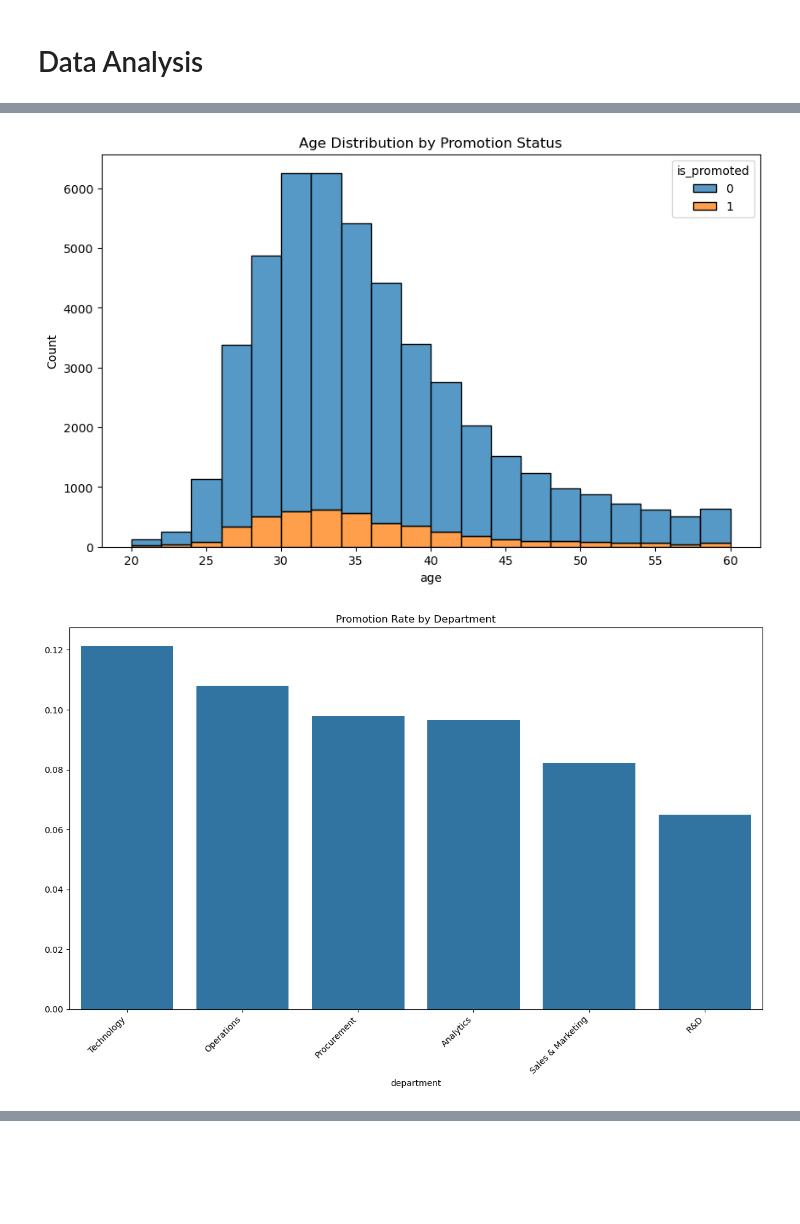
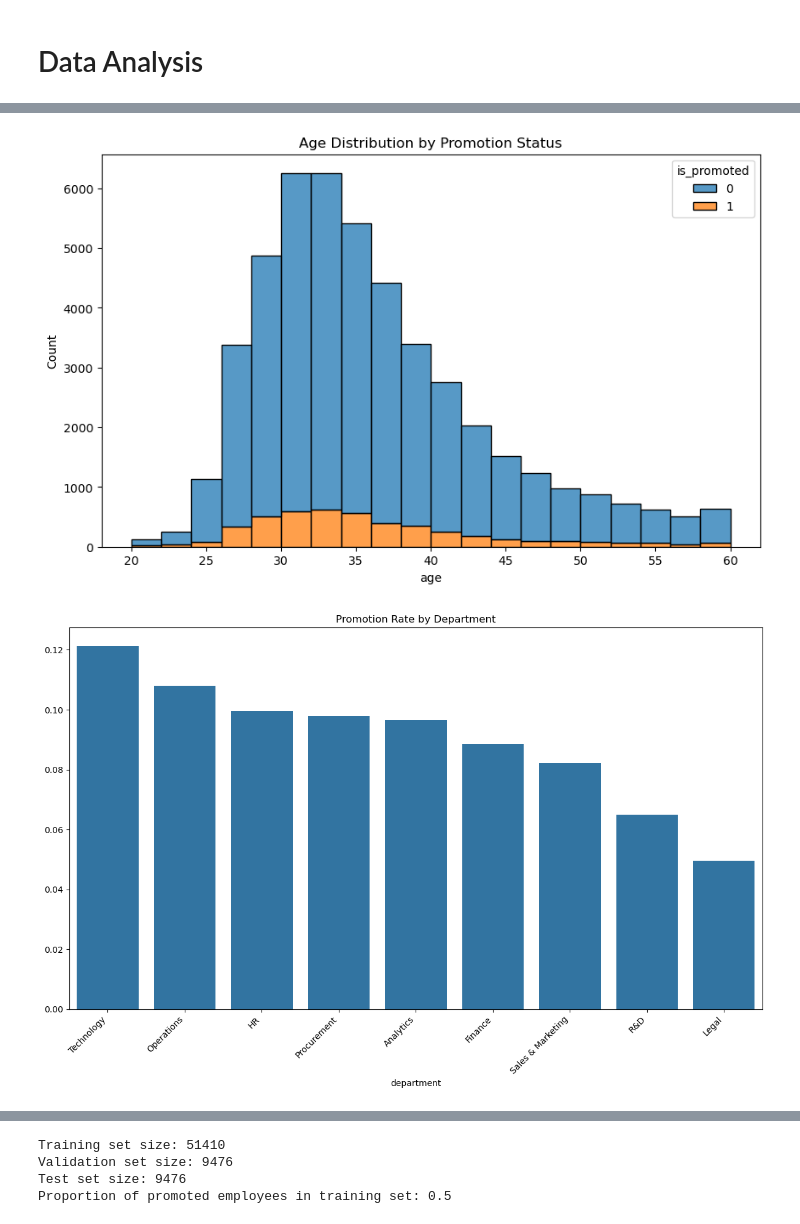
Before and after one commit to dfar1a/IA-project, a Jupyter notebook: project2/Untitled0.ipynb, the cells around one changed output, grey strips where cells are left out. Cells and saved outputs as stored; diff of their text form; code cells hidden in the pictures; blank space fills up the shorter version.

```diff
--- a/project2/Untitled0.ipynb
+++ b/project2/Untitled0.ipynb
@@ -72,56 +62,63 @@ sns.histplot(data=df, x='age', hue='is_promoted', multiple='stack', bins=20)
 plt.title('Age Distribution by Promotion Status')
 plt.show()
 
-# Promotion rate by department
-modified_df = df.copy()
-mapping = {i: valueKeyMapping["department"][i] for i in range(len(unique_values))}
-modified_df['department'] = modified_df['department'].map(mapping)
+convert_to_string("department", df)
 plt.figure(figsize=(12, 8))
-dept_promotion = modified_df.groupby('department')['is_promoted'].mean().sort_values(ascending=False)
+dept_promotion = (
+    df.groupby("department", observed=True)["is_promoted"]
+    .mean()
+    .sort_values(ascending=False)
+)
 sns.barplot(x=dept_promotion.index, y=dept_promotion.values)
 plt.title('Promotion Rate by Department')
 plt.xticks(rotation=45, ha='right')
 plt.tight_layout()
 plt.show()
 
+convert_to_numeric("department", df)
+
 # Boxplot of training scores by promotion status
 plt.figure(figsize=(10, 6))
 sns.boxplot(x='is_promoted', y='avg_training_score', data=df)
 plt.title('Training Score by Promotion Status')
 plt.show()
+
 
 # Heatmap of correlation matrix
 plt.figure(figsize=(12, 10))
 corr = df.corr(numeric_only=True)
 mask = np.triu(np.ones_like(corr, dtype=bool))
 sns.heatmap(corr, annot=True, fmt='.2f', cmap='coolwarm', mask=mask)
 plt.title('Correlation Matrix')
 plt.tight_layout()
 plt.show()
 
+df_copy = df.copy()
 # Create age groups
-df['age_group'] = pd.cut(df['age'], bins=[20, 30, 40, 50, 60], labels=['20s', '30s', '40s', '50s+'])
+df_copy["age_group"] = pd.cut(
+    df["age"], bins=[20, 30, 40, 50, 60], labels=["20s", "30s", "40s", "50s+"]
+)
 
 # Create experience level categories
-df['experience_level'] = pd.cut(df['length_of_service'], bins=[0, 2, 5, 10, 30],
-                               labels=['Entry', 'Junior', 'Mid', 'Senior'])
-
-# Create interaction features that might be important
-df['rating_x_training'] = df['previous_year_rating'] * df['avg_training_score']
+df_copy["experience_level"] = pd.cut(
+    df["length_of_service"],
+    bins=[0, 2, 5, 10, 30],
+    labels=["Entry", "Junior", "Mid", "Senior"],
+)
 
 # Analyze promotion rates by age group and experience level
 plt.figure(figsize=(10, 6))
-sns.barplot(x='age_group', y='is_promoted', data=df)
+sns.barplot(x="age_group", y="is_promoted", data=df_copy)
 plt.title('Promotion Rate by Age Group')
 plt.show()
 
 plt.figure(figsize=(10, 6))
-sns.barplot(x='experience_level', y='is_promoted', data=df)
+sns.barplot(x="experience_level", y="is_promoted", data=df_copy)
 plt.title('Promotion Rate by Experience Level')
 plt.show()
 # %% [output]
 [figure]
 [figure]
-[figure, old version]
+[figure, new version]
 [figure]
 [figure]
@@ -129,0 +147,19 @@ plt.show()
+# %%
+
+train, train_features, train_target = prepare_data(train, oversample=True)
+valid, valid_features, valid_target = prepare_data(valid)
+test, test_features, test_target = prepare_data(test)
+
+print("Training set size:", len(train))
+print("Validation set size:", len(valid))
+print("Test set size:", len(test))
+# Show proportion of promoted employees in the training target
+print(
+    "Proportion of promoted employees in training set:",
+    np.mean(train_target == 1)
+)
+# %% [output]
+Training set size: 51410
+Validation set size: 9476
+Test set size: 9476
+Proportion of promoted employees in training set: 0.5
```
Also changed, not shown: parts of 5 cells of this notebook.
